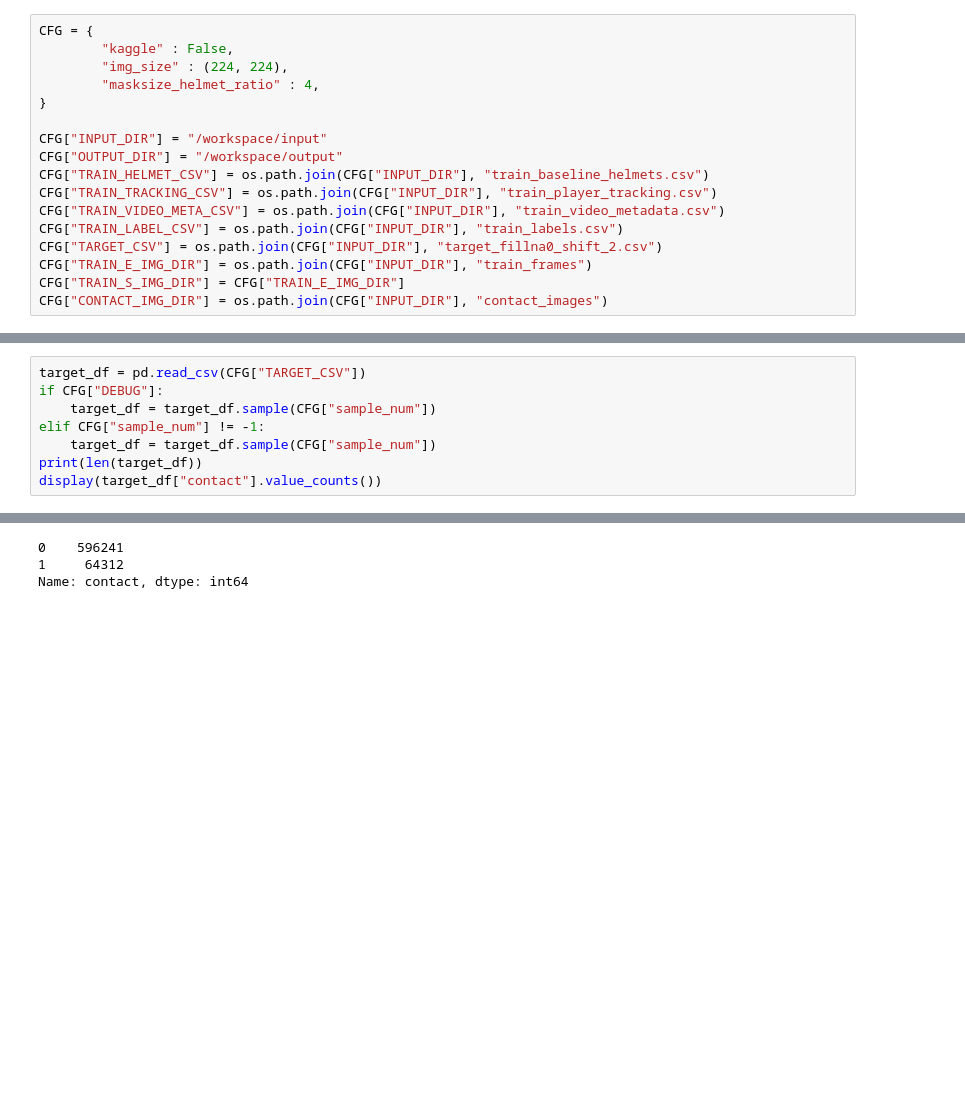
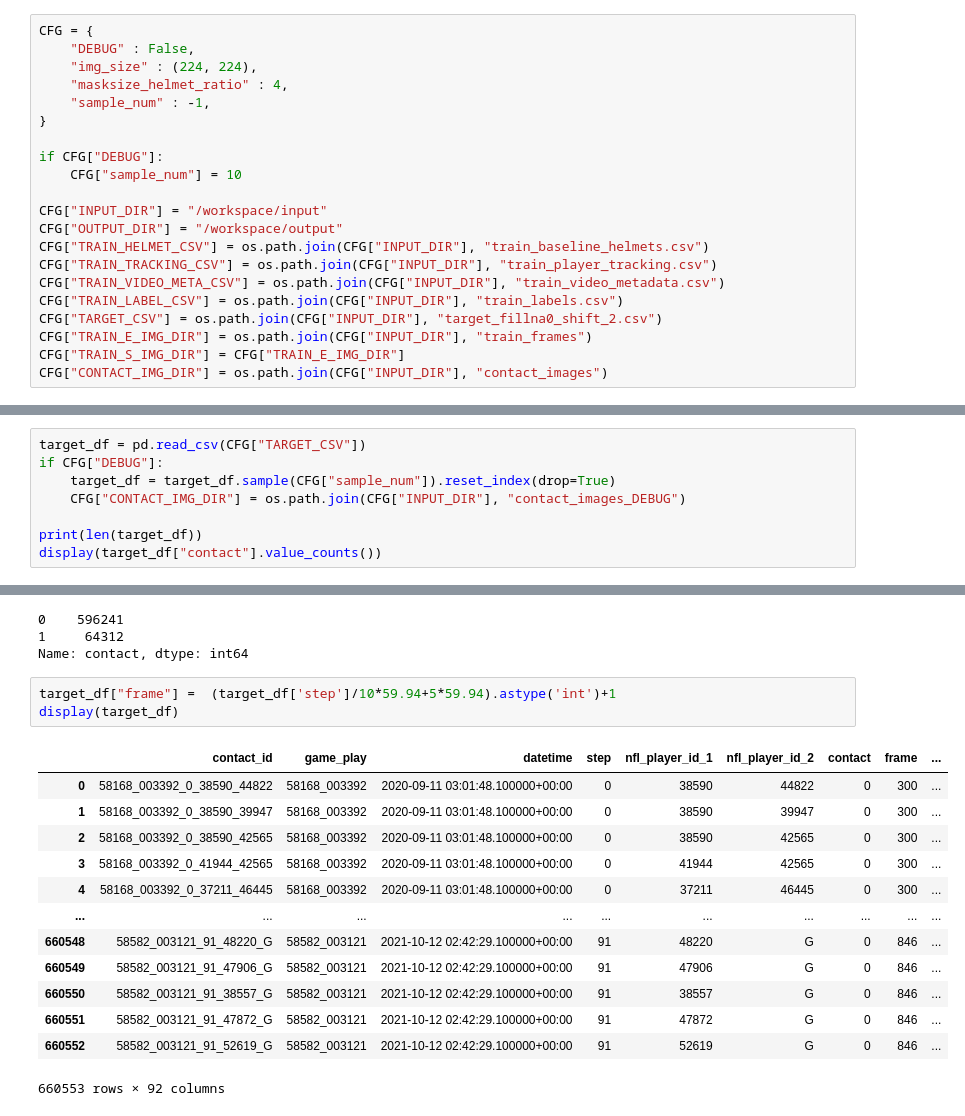
Before and after one commit to stgkrt/kaggle-NFL, a Jupyter notebook: notebooks/CreateDataset_SaveContactImages.ipynb, the cells around one changed output, grey strips where cells are left out. Saved outputs shown, nothing was run; the diff lists cells and outputs as text; blank space fills up the shorter version.

```diff
--- a/notebooks/CreateDataset_SaveContactImages.ipynb
+++ b/notebooks/CreateDataset_SaveContactImages.ipynb
@@ -31,10 +31,14 @@ warnings.filterwarnings("ignore")
 # Set Configurations
 # %%
 CFG = {
-        "kaggle" : False,
-        "img_size" : (224, 224),
-        "masksize_helmet_ratio" : 4,
+    "DEBUG" : False,
+    "img_size" : (224, 224),
+    "masksize_helmet_ratio" : 4,
+    "sample_num" : -1,
 }
+
+if CFG["DEBUG"]:
+    CFG["sample_num"] = 10
 
 CFG["INPUT_DIR"] = "/workspace/input"
 CFG["OUTPUT_DIR"] = "/workspace/output"
@@ -125,9 +129,9 @@ def get_playermasked_img(img, helmet_pos, img_size=(720, 1280, 3)):#helmet pos =
 # %%
 target_df = pd.read_csv(CFG["TARGET_CSV"])
 if CFG["DEBUG"]:
-    target_df = target_df.sample(CFG["sample_num"])
-elif CFG["sample_num"] != -1:
-    target_df = target_df.sample(CFG["sample_num"])
+    target_df = target_df.sample(CFG["sample_num"]).reset_index(drop=True)
+    CFG["CONTACT_IMG_DIR"] = os.path.join(CFG["INPUT_DIR"], "contact_images_DEBUG")
+
 print(len(target_df))
 display(target_df["contact"].value_counts())
 # %% [output]
@@ -135,4 +139,21 @@ display(target_df["contact"].value_counts())
 0    596241
 1     64312
 Name: contact, dtype: int64
+# %%
+target_df["frame"] =  (target_df['step']/10*59.94+5*59.94).astype('int')+1
+display(target_df)
+# %% [output]
+|  | contact_id | game_play | datetime | step | nfl_player_id_1 | nfl_player_id_2 | contact | frame | ... |
+| 0 | 58168_003392_0_38590_44822 | 58168_003392 | 2020-09-11 03:01:48.100000+00:00 | 0 | 38590 | 44822 | 0 | 300 | ... |
+| 1 | 58168_003392_0_38590_39947 | 58168_003392 | 2020-09-11 03:01:48.100000+00:00 | 0 | 38590 | 39947 | 0 | 300 | ... |
+| 2 | 58168_003392_0_38590_42565 | 58168_003392 | 2020-09-11 03:01:48.100000+00:00 | 0 | 38590 | 42565 | 0 | 300 | ... |
+| 3 | 58168_003392_0_41944_42565 | 58168_003392 | 2020-09-11 03:01:48.100000+00:00 | 0 | 41944 | 42565 | 0 | 300 | ... |
+| 4 | 58168_003392_0_37211_46445 | 58168_003392 | 2020-09-11 03:01:48.100000+00:00 | 0 | 37211 | 46445 | 0 | 300 | ... |
+| ... | ... | ... | ... | ... | ... | ... | ... | ... | ... |
+| 660548 | 58582_003121_91_48220_G | 58582_003121 | 2021-10-12 02:42:29.100000+00:00 | 91 | 48220 | G | 0 | 846 | ... |
+| 660549 | 58582_003121_91_47906_G | 58582_003121 | 2021-10-12 02:42:29.100000+00:00 | 91 | 47906 | G | 0 | 846 | ... |
+| 660550 | 58582_003121_91_38557_G | 58582_003121 | 2021-10-12 02:42:29.100000+00:00 | 91 | 38557 | G | 0 | 846 | ... |
+| 660551 | 58582_003121_91_47872_G | 58582_003121 | 2021-10-12 02:42:29.100000+00:00 | 91 | 47872 | G | 0 | 846 | ... |
+| 660552 | 58582_003121_91_52619_G | 58582_003121 | 2021-10-12 02:42:29.100000+00:00 | 91 | 52619 | G | 0 | 846 | ... |
+660553 rows × 92 columns
 # %%
```
Also changed, not shown: parts of 3 cells of this notebook, 2 other files.
